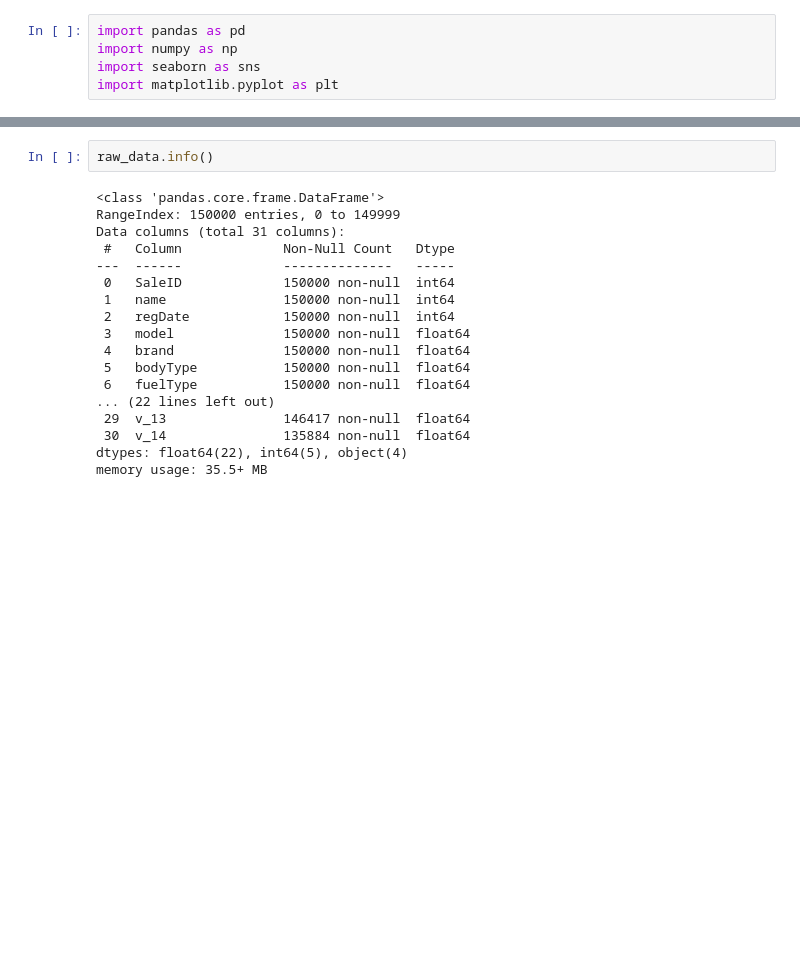
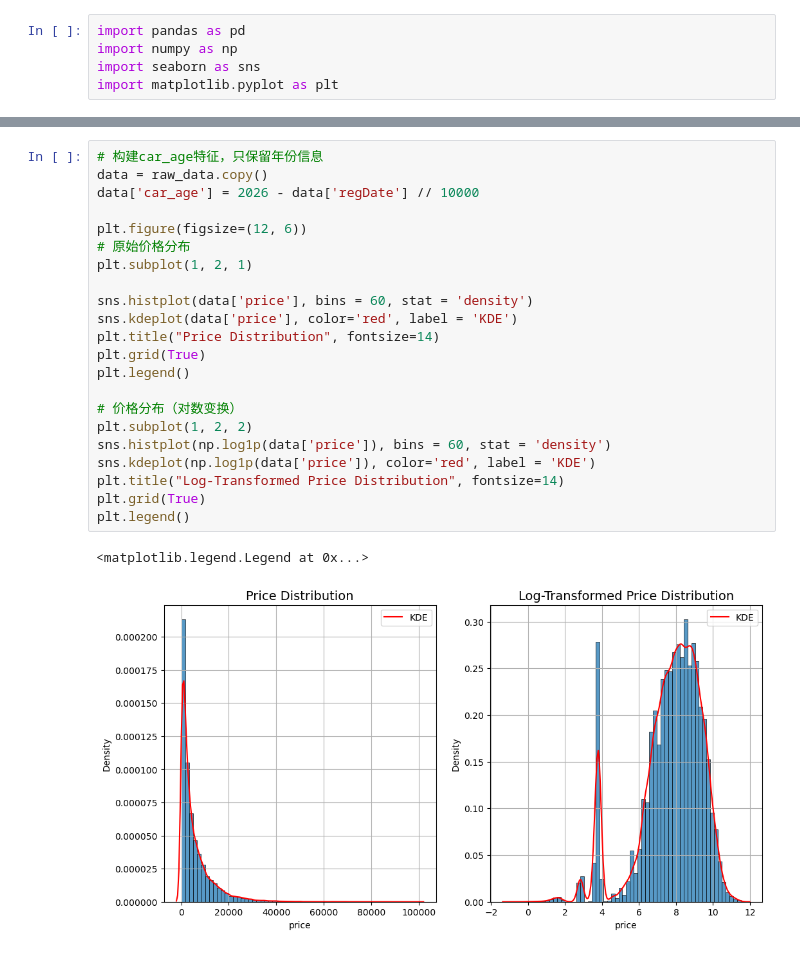
Before and after one commit to jaz-may/ali_tianchi, a Jupyter notebook: test.ipynb, the cells around one changed output, grey strips where cells are left out. Drawn from its saved outputs; the diff is of its cells as text; blank space fills up the shorter version.

```diff
--- a/test.ipynb
+++ b/test.ipynb
@@ -8,21 +27,26 @@ raw_data = pd.read_csv("./used_car_train_20200313.csv",sep = '\s+')
-# %%
-raw_data.info()
-# %% [output]
-<class 'pandas.core.frame.DataFrame'>
-RangeIndex: 150000 entries, 0 to 149999
-Data columns (total 31 columns):
- #   Column             Non-Null Count   Dtype
----  ------             --------------   -----
- 0   SaleID             150000 non-null  int64
- 1   name               150000 non-null  int64
- 2   regDate            150000 non-null  int64
- 3   model              150000 non-null  float64
- 4   brand              150000 non-null  float64
- 5   bodyType           150000 non-null  float64
- 6   fuelType           150000 non-null  float64
-... (22 lines left out)
- 29  v_13               146417 non-null  float64
- 30  v_14               135884 non-null  float64
-dtypes: float64(22), int64(5), object(4)
-memory usage: 35.5+ MB
+# %%
+# 构建car_age特征，只保留年份信息
+data = raw_data.copy()
+data['car_age'] = 2026 - data['regDate'] // 10000
+
+plt.figure(figsize=(12, 6))
+# 原始价格分布
+plt.subplot(1, 2, 1)
+
+sns.histplot(data['price'], bins = 60, stat = 'density')
+sns.kdeplot(data['price'], color='red', label = 'KDE')
+plt.title("Price Distribution", fontsize=14)
+plt.grid(True)
+plt.legend()
+
+# 价格分布（对数变换）
+plt.subplot(1, 2, 2)
+sns.histplot(np.log1p(data['price']), bins = 60, stat = 'density')
+sns.kdeplot(np.log1p(data['price']), color='red', label = 'KDE')
+plt.title("Log-Transformed Price Distribution", fontsize=14)
+plt.grid(True)
+plt.legend()
+# %% [output]
+<matplotlib.legend.Legend at 0x...>
+[figure, added]
 # %%
```
Also changed, not shown: parts of 5 cells of this notebook.
